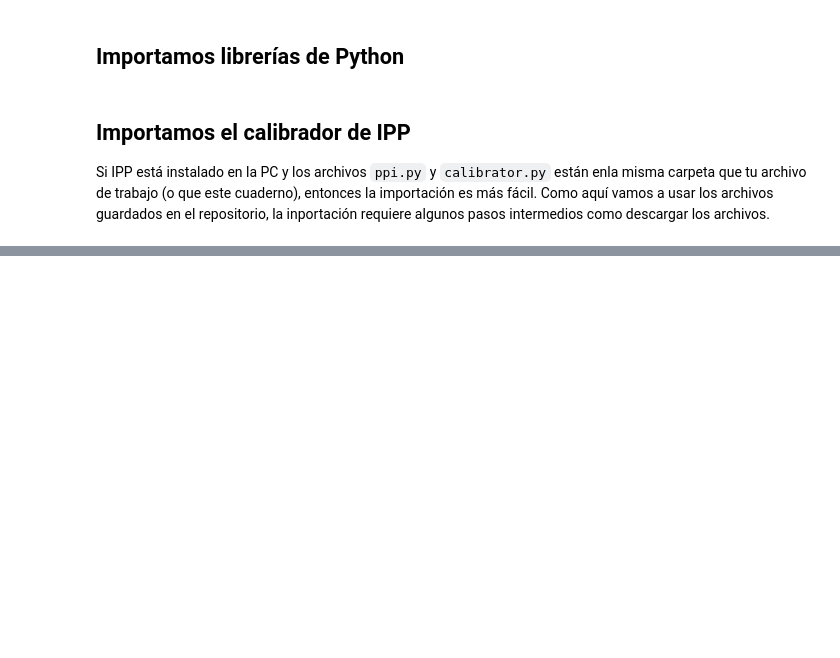
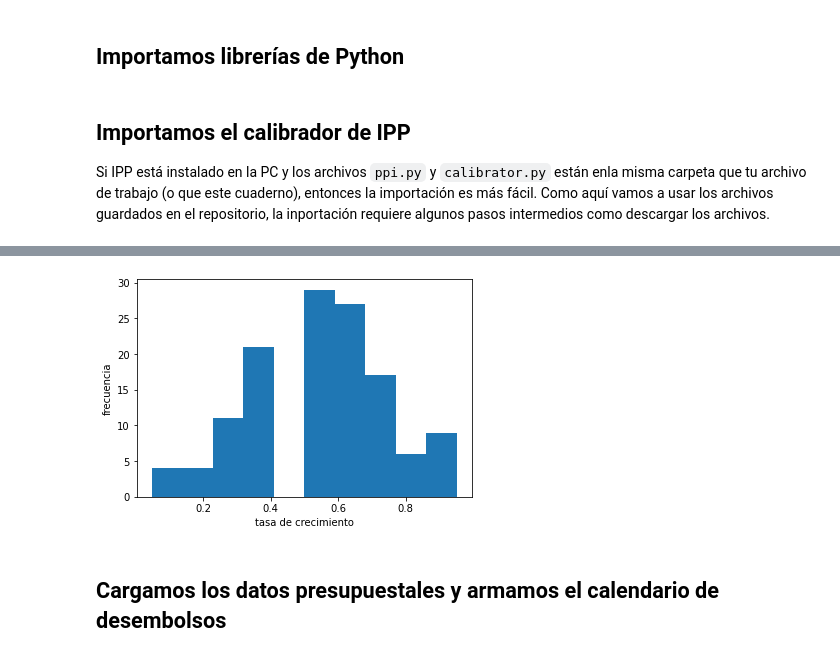
Before and after one commit to oguerrer/IPP_Lima, a Jupyter notebook: tutoriales/02 - calibracion.ipynb, the cells around one changed output, grey strips where cells are left out. Drawn from its saved outputs; the diff is of its cells as text; code cells hidden in the pictures; blank space fills up the shorter version.

```diff
--- a/tutoriales/02 - calibracion.ipynb
+++ b/tutoriales/02 - calibracion.ipynb
@@ -26,0 +80,17 @@ FileNotFoundError: [Errno 2] No such file or directory: '/Users/tequilamambo/Doc
+# %%
+sc = series[:, 1::]-series[:, 0:-1] # primeras diferencias en las series de tiempo
+success_emp = np.sum(sc>0, axis=1)/sc.shape[1] # tasas de crecimiento
+maxg = .95 # tasa mínima
+ming = .05 # tasa máxima
+# renormalizamos tasas de crecimiento exitoso
+success_emp = (maxg - ming)*(success_emp - success_emp.min())/(success_emp.max() - success_emp.min()) + ming
+# %%
+# graficamos un histograma para conocer la distribución de las tasas de crecimiento
+plt.hist(success_emp)
+plt.xlabel('tasa de crecimiento')
+plt.ylabel('frecuencia')
+plt.show()
+# %% [output]
+[figure, added]
+# %% [markdown]
+## Cargamos los datos presupuestales y armamos el calendario de desembolsos
```
Also changed, not shown: parts of 18 cells of this notebook, 3 other files.
